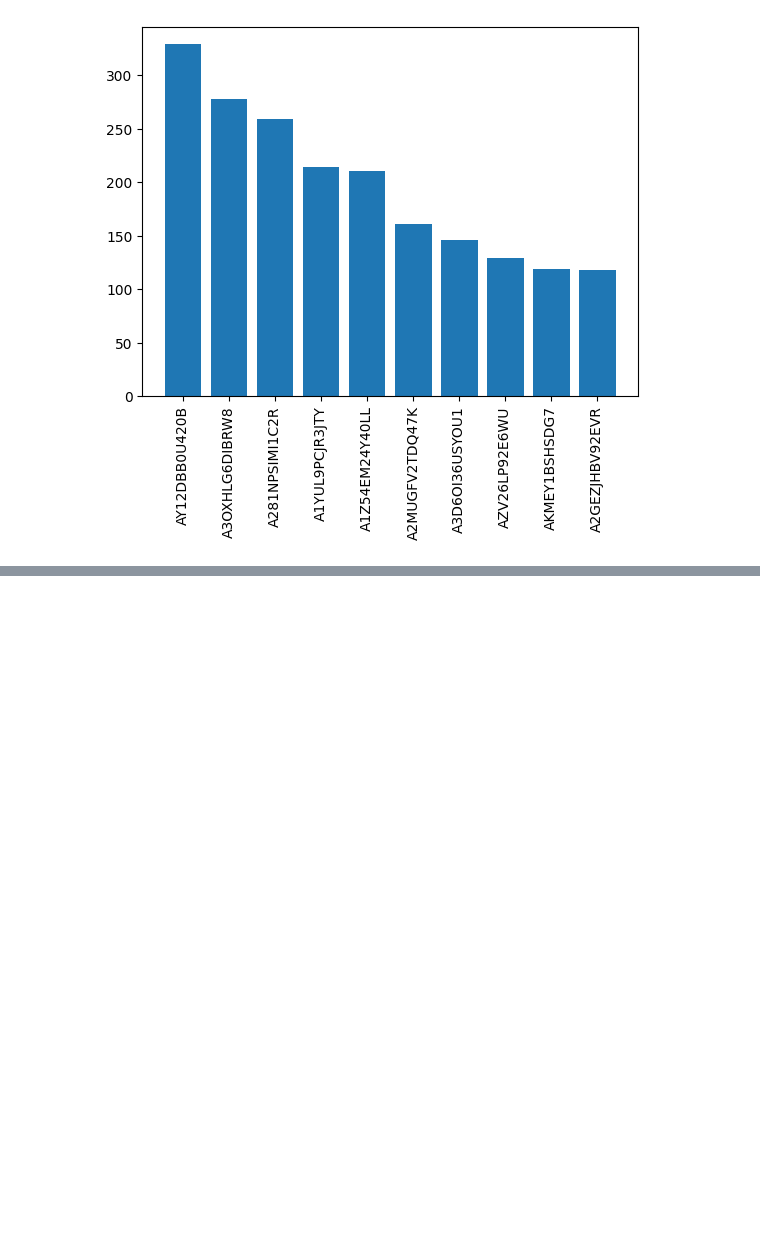
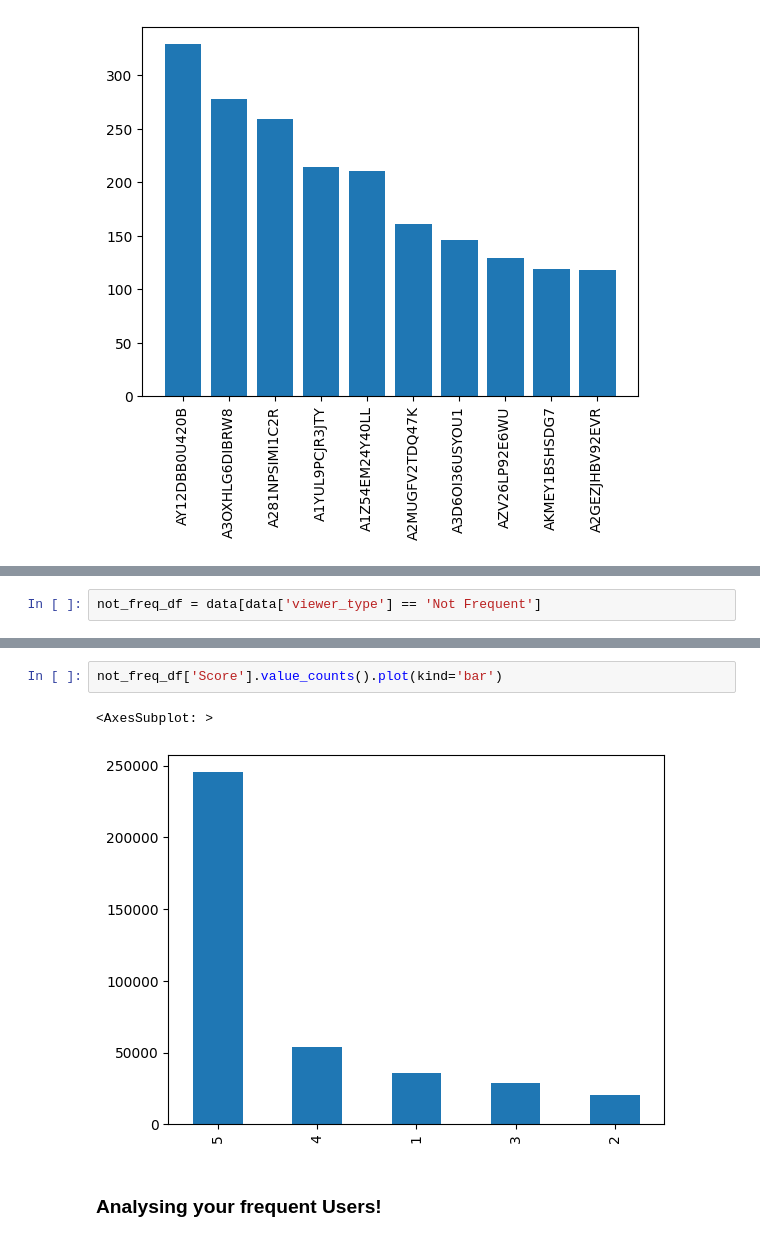
Before and after one commit to Sumetjutha/031_Real_Project_Analysis_Python, a Jupyter notebook: 005_Amazaon_Customers_Data_Analysis.ipynb, the cells around one changed output, grey strips where cells are left out. Drawn from its saved outputs; the diff is of its cells as text; blank space fills up the shorter version.

```diff
--- a/005_Amazaon_Customers_Data_Analysis.ipynb
+++ b/005_Amazaon_Customers_Data_Analysis.ipynb
@@ -366,0 +624,2 @@ plt.xticks(rotation='vertical')
+# %%
+not_freq_df = data[data['viewer_type'] == 'Not Frequent']
@@ -366,0 +656,7 @@ plt.xticks(rotation='vertical')
+# %%
+not_freq_df['Score'].value_counts().plot(kind='bar')
+# %% [output]
+<AxesSubplot: >
+[figure, added]
+# %% [markdown]
+### Analysing your frequent Users!
```
Also changed, not shown: parts of 38 cells of this notebook.
